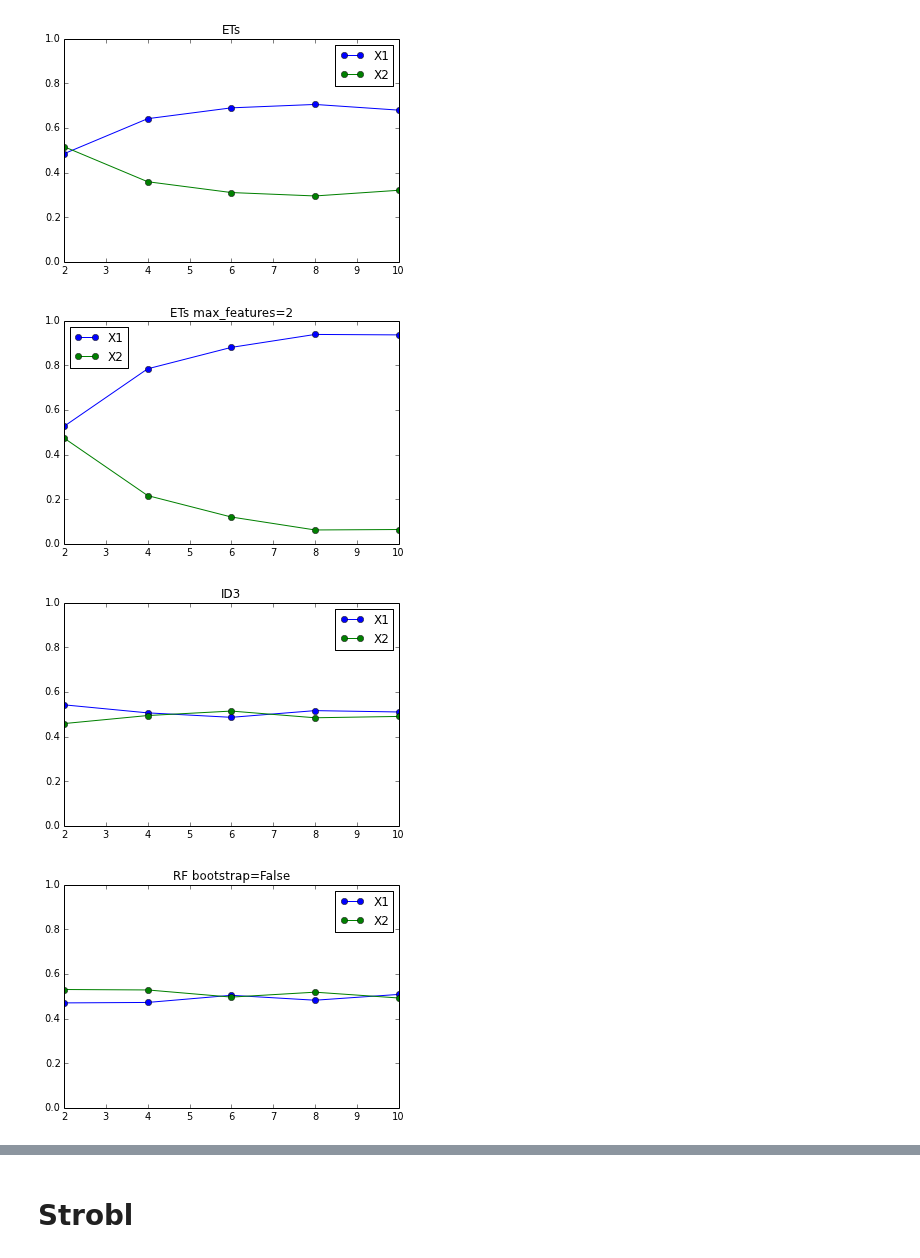
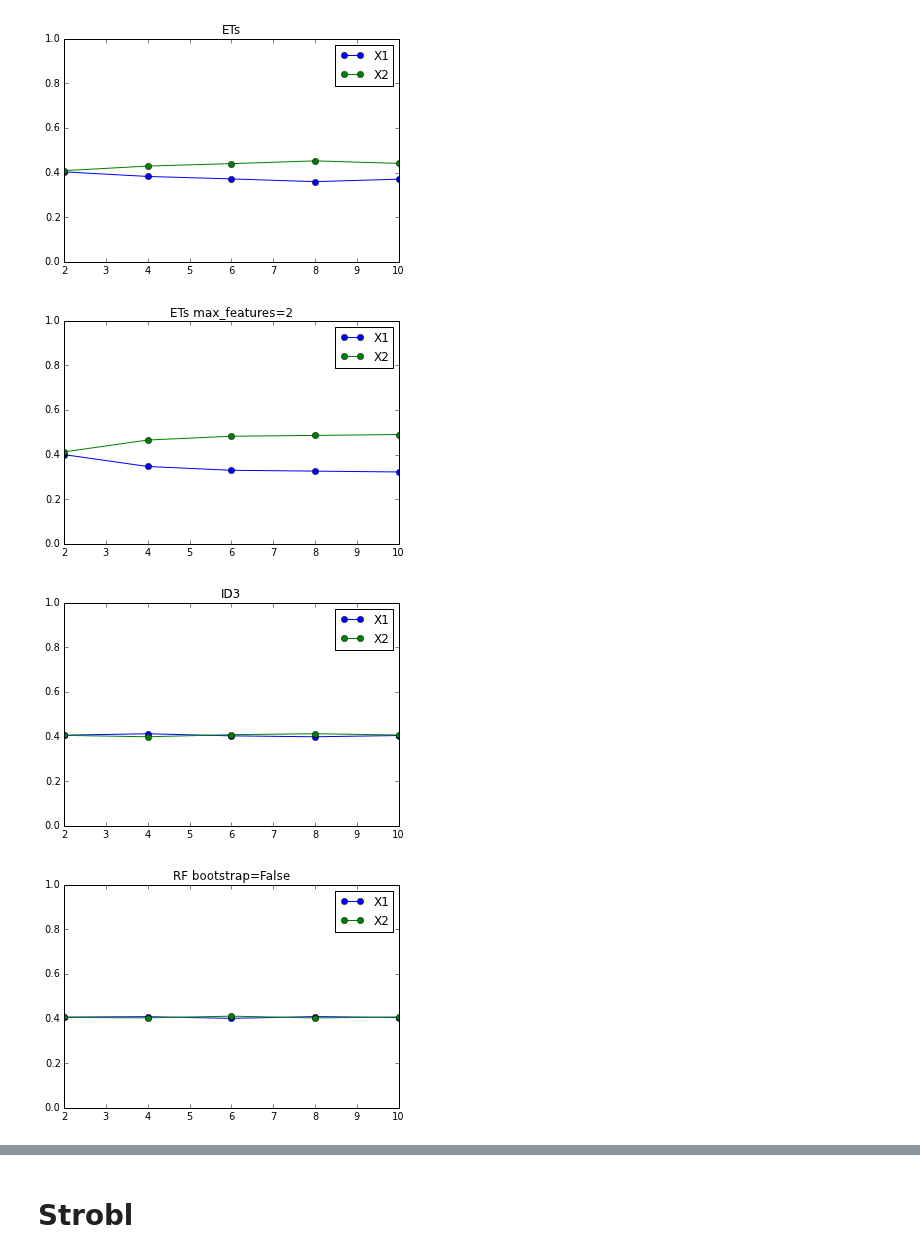
Before and after one commit to glouppe/phd-thesis, a Jupyter notebook: scripts/ch7_bias.ipynb, the cells around one changed output, grey strips where cells are left out. Drawn from its saved outputs; the diff is of its cells as text; code cells hidden in the pictures.

```diff
--- a/scripts/ch7_bias.ipynb
+++ b/scripts/ch7_bias.ipynb
@@ -54,3 +54,11 @@ for name, cls in [("ID3", partial(RandomizedID3Ensemble, base_estimator=Randomiz
         X, y = g(n1=2, n2=n2)
         f.append(feature_importances(X, y, cls=cls))
     r[name] = np.array(f)
+
+for name, f in sorted(r.items()):
+    plt.plot(range(2, 10+1, 2), f[:, 0], "o-", label="X1")
+    plt.plot(range(2, 10+1, 2), f[:, 1], "o-", label="X2")
+    plt.ylim([0., 1.0])
+    plt.title(name)
+    plt.legend(loc="best")
+    plt.show()
@@ -57,13 +73,29 @@ for name, cls in [("ID3", partial(RandomizedID3Ensemble, base_estimator=Randomiz
 # %%
+r = {}
+g = generate_or
+
+for name, cls in [("ID3", partial(RandomizedID3Ensemble, base_estimator=RandomizedID3Classifier(k=1))),
+                  ("ETs", partial(ExtraTreesClassifier, max_features=1, criterion="entropy")),
+                  ("ETs max_features=2", partial(ExtraTreesClassifier, max_features=2, criterion="entropy")),
+                  ("RF bootstrap=True", partial(RandomForestClassifier, max_features=1, bootstrap=True, criterion="entropy")),
+                  ("RF bootstrap=True max_features=2", partial(RandomForestClassifier, max_features=2, bootstrap=True, criterion="entropy")),
+                  ("RF bootstrap=False", partial(RandomForestClassifier, bootstrap=False, criterion="entropy")),
+                  ("RF bootstrap=False max_features=2", partial(RandomForestClassifier, max_features=2, bootstrap=False, criterion="entropy"))]:
+    f = []
+    for n2 in range(2, 10+1, 2):
+        X, y = g(n1=2, n2=n2)
+        f.append(feature_importances(X, y, cls=cls))
+    r[name] = np.array(f)
+
 for name, f in sorted(r.items()):
     plt.plot(range(2, 10+1, 2), f[:, 0], "o-", label="X1")
     plt.plot(range(2, 10+1, 2), f[:, 1], "o-", label="X2")
     plt.ylim([0., 1.0])
     plt.title(name)
     plt.legend(loc="best")
     plt.show()
 # %% [output]
-[figure, old version]
+[figure, new version]
-[figure, old version]
+[figure, new version]
-[figure, old version]
+[figure, new version]
-[figure, old version]
+[figure, new version]
```
Also changed, not shown: parts of 6 cells of this notebook, 2 other files.
